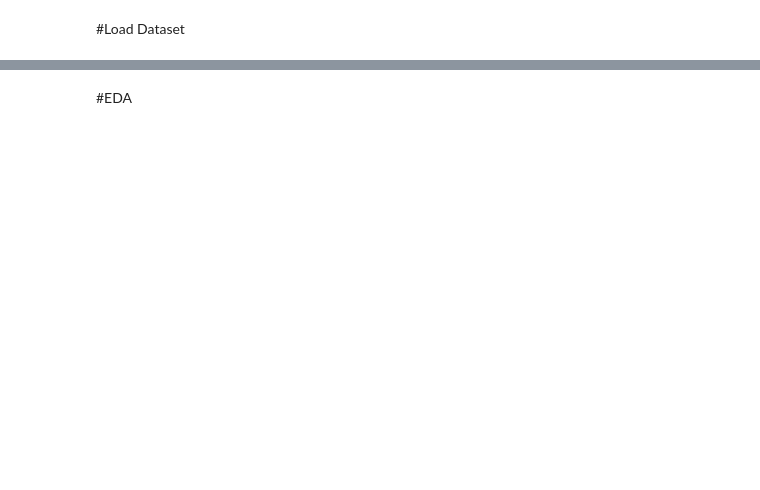
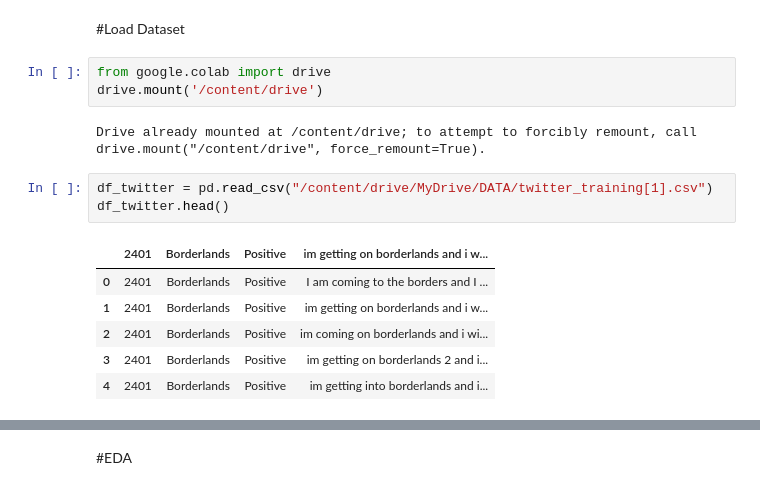
Before and after one commit to AswinG2003/NLP-Parallel-Project, a Jupyter notebook: NLP_Parallel_Project.ipynb, the cells around one changed output, grey strips where cells are left out. Cells and saved outputs as stored; diff of their text form; blank space fills up the shorter version.

```diff
--- a/NLP_Parallel_Project.ipynb
+++ b/NLP_Parallel_Project.ipynb
@@ -5,2 +100,17 @@
 # %% [markdown]
 #Load Dataset
+# %%
+from google.colab import drive
+drive.mount('/content/drive')
+# %% [output]
+Drive already mounted at /content/drive; to attempt to forcibly remount, call drive.mount("/content/drive", force_remount=True).
+# %%
+df_twitter = pd.read_csv("/content/drive/MyDrive/DATA/twitter_training[1].csv")
+df_twitter.head()
+# %% [output]
+|  | 2401 | Borderlands | Positive | im getting on borderlands and i w... |
+| 0 | 2401 | Borderlands | Positive | I am coming to the borders and I ... |
+| 1 | 2401 | Borderlands | Positive | im getting on borderlands and i w... |
+| 2 | 2401 | Borderlands | Positive | im coming on borderlands and i wi... |
+| 3 | 2401 | Borderlands | Positive | im getting on borderlands 2 and i... |
+| 4 | 2401 | Borderlands | Positive | im getting into borderlands and i... |
```
Also changed, not shown: parts of 56 cells of this notebook.
